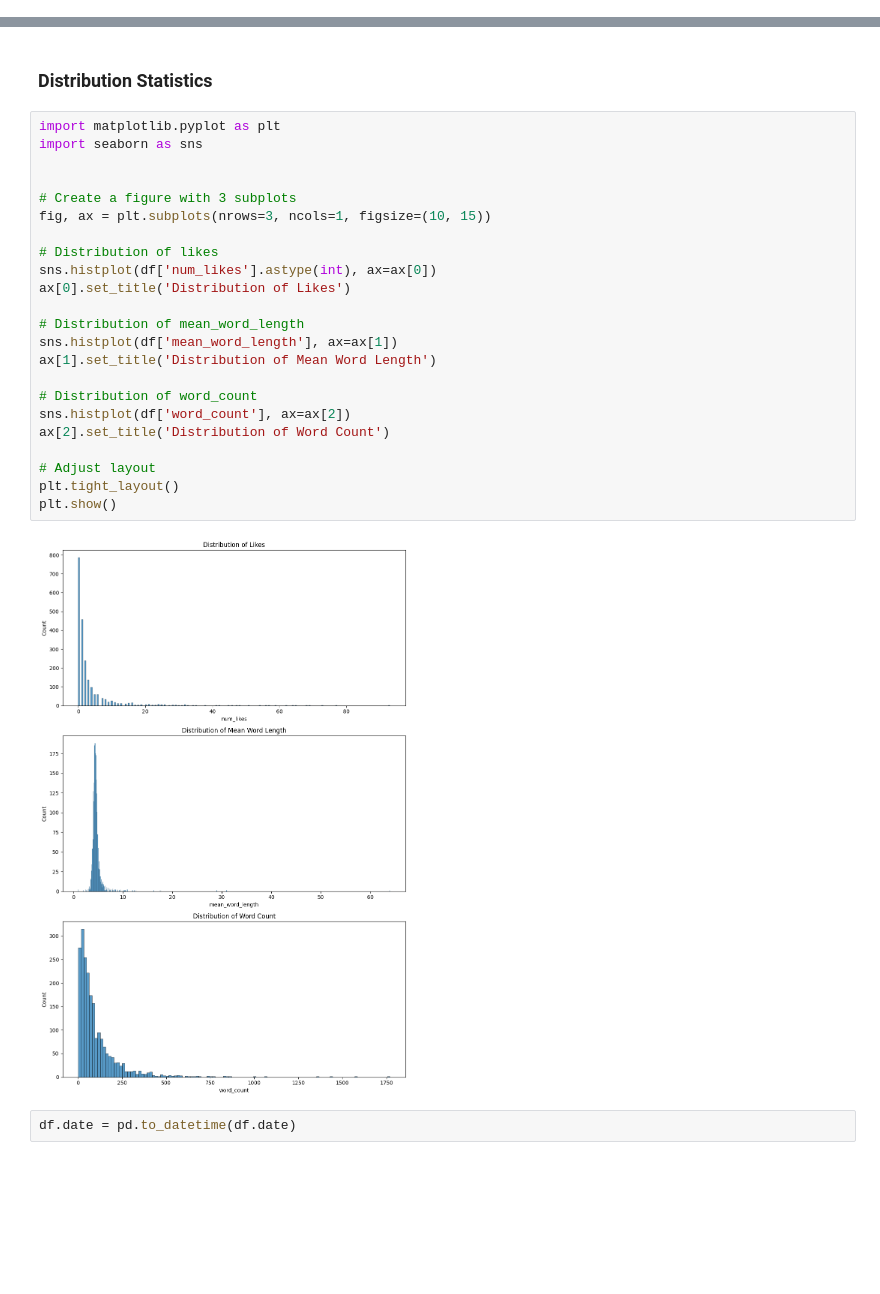
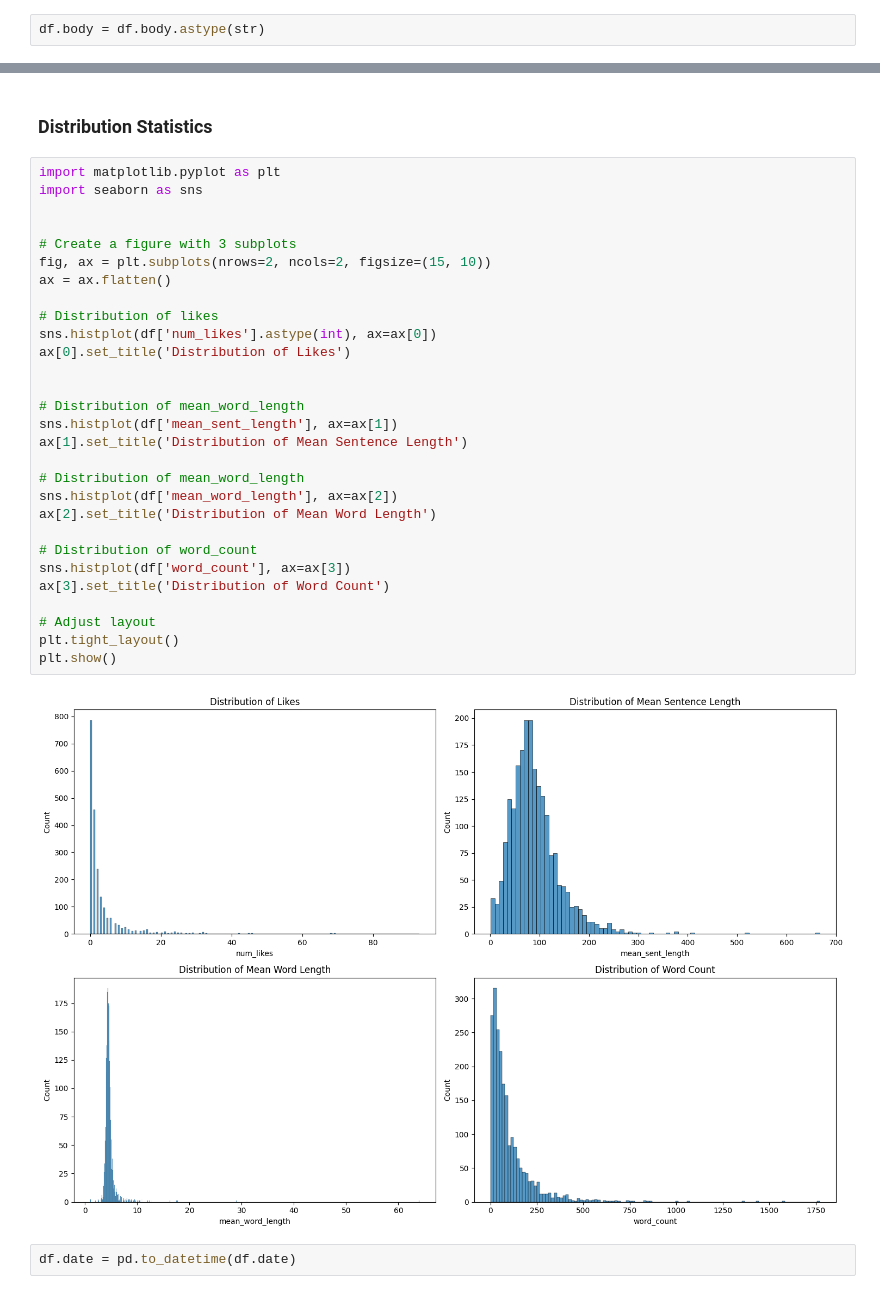
Before and after one commit to tybens/climbing-analysis, a Jupyter notebook: sandbox.ipynb, the cells around one changed output, grey strips where cells are left out. Saved outputs shown, nothing was run; the diff lists cells and outputs as text; blank space fills up the shorter version.

```diff
--- a/sandbox.ipynb
+++ b/sandbox.ipynb
@@ -106,3 +179,5 @@ df.num_likes = df.num_likes.astype(int)
+# %%
+df.body = df.body.astype(str)
 # %%
 df['mean_sent_length'] = df.body.map(lambda text: np.mean([len(sent) for sent in tokenize.sent_tokenize(text)]))
 # %%
@@ -112,28 +187,34 @@ df['word_count'] = df.body.map(lambda text: len(text.split(' ')))
 # %%
 import matplotlib.pyplot as plt
 import seaborn as sns
 
 
 # Create a figure with 3 subplots
-fig, ax = plt.subplots(nrows=3, ncols=1, figsize=(10, 15))
+fig, ax = plt.subplots(nrows=2, ncols=2, figsize=(15, 10))
+ax = ax.flatten()
 
 # Distribution of likes
 sns.histplot(df['num_likes'].astype(int), ax=ax[0])
 ax[0].set_title('Distribution of Likes')
 
+
 # Distribution of mean_word_length
-sns.histplot(df['mean_word_length'], ax=ax[1])
-ax[1].set_title('Distribution of Mean Word Length')
+sns.histplot(df['mean_sent_length'], ax=ax[1])
+ax[1].set_title('Distribution of Mean Sentence Length')
+
+# Distribution of mean_word_length
+sns.histplot(df['mean_word_length'], ax=ax[2])
+ax[2].set_title('Distribution of Mean Word Length')
 
 # Distribution of word_count
-sns.histplot(df['word_count'], ax=ax[2])
-ax[2].set_title('Distribution of Word Count')
+sns.histplot(df['word_count'], ax=ax[3])
+ax[3].set_title('Distribution of Word Count')
 
 # Adjust layout
 plt.tight_layout()
 plt.show()
 # %% [output]
-[figure, old version]
+[figure, new version]
 # %%
 df.date = pd.to_datetime(df.date)
 # %%
```
Also changed, not shown: parts of 12 cells of this notebook, 5 other files.
